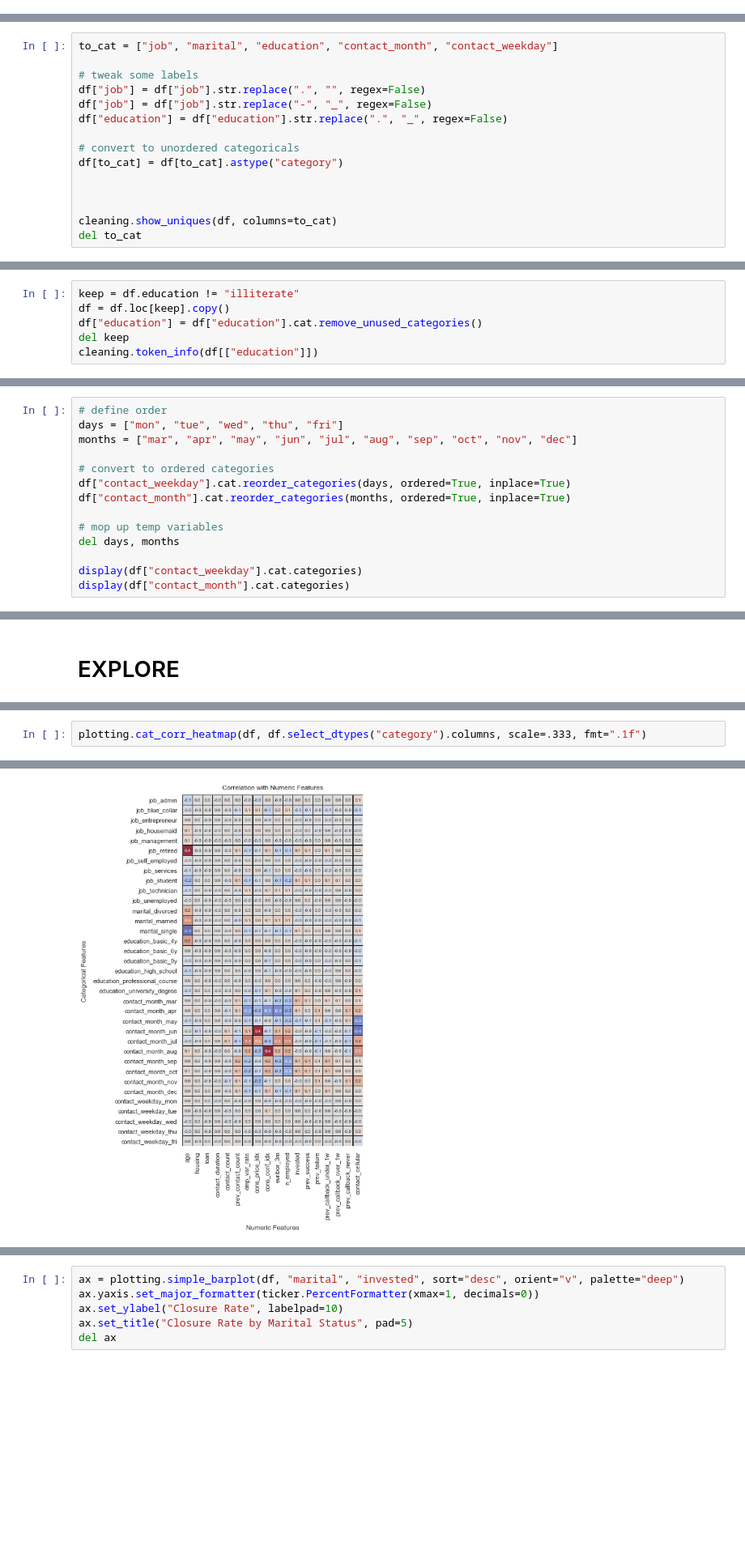
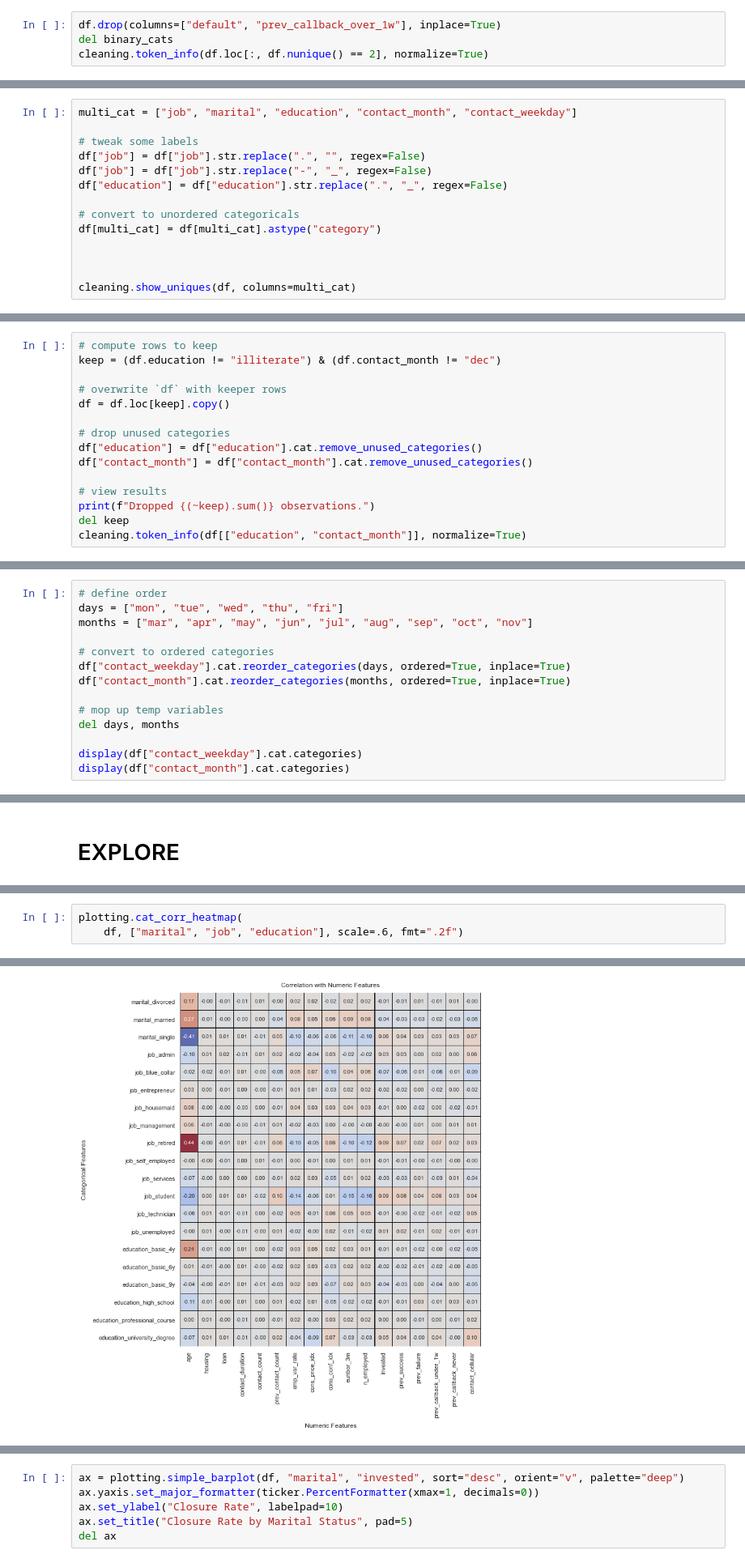
Before and after one commit to ndgigliotti/dsc-phase-3-project, a Jupyter notebook: index.ipynb, the cells around one changed output, grey strips where cells are left out. Shown: that part at 81% size. Drawn from its saved outputs; the diff is of its cells as text; blank space fills up the shorter version.

```diff
--- a/index.ipynb
+++ b/index.ipynb
@@ -288,0 +297,4 @@ Name: contact_cellular, dtype: int64
+# %%
+df.drop(columns=["default", "prev_callback_over_1w"], inplace=True)
+del binary_cats
+cleaning.token_info(df.loc[:, df.nunique() == 2], normalize=True)
@@ -289,5 +311,5 @@ Name: contact_cellular, dtype: int64
 # %%
-to_cat = ["job", "marital", "education", "contact_month", "contact_weekday"]
+multi_cat = ["job", "marital", "education", "contact_month", "contact_weekday"]
 
 # tweak some labels
 df["job"] = df["job"].str.replace(".", "", regex=False)
@@ -295,12 +317,11 @@ df["job"] = df["job"].str.replace("-", "_", regex=False)
 df["education"] = df["education"].str.replace(".", "_", regex=False)
 
 # convert to unordered categoricals
-df[to_cat] = df[to_cat].astype("category")
+df[multi_cat] = df[multi_cat].astype("category")
 
 
 
-cleaning.show_uniques(df, columns=to_cat)
-del to_cat
+cleaning.show_uniques(df, columns=multi_cat)
 # %% [output]
 | job | marital | education | contact_month | contact_weekday |
 | housemaid | married | basic_4y | may | mon |
@@ -321,7 +347,16 @@ plotting.multi_countplot(df.select_dtypes("category"));
 # %%
-keep = df.education != "illiterate"
+# compute rows to keep
+keep = (df.education != "illiterate") & (df.contact_month != "dec")
+
+# overwrite `df` with keeper rows
 df = df.loc[keep].copy()
+
+# drop unused categories
 df["education"] = df["education"].cat.remove_unused_categories()
+df["contact_month"] = df["contact_month"].cat.remove_unused_categories()
+
+# view results
+print(f"Dropped {(~keep).sum()} observations.")
 del keep
-cleaning.token_info(df[["education"]])
+cleaning.token_info(df[["education", "contact_month"]], normalize=True)
 # %% [output]
@@ -330,7 +369,7 @@ cleaning.token_info(df[["education"]])
 # %%
 # define order
 days = ["mon", "tue", "wed", "thu", "fri"]
-months = ["mar", "apr", "may", "jun", "jul", "aug", "sep", "oct", "nov", "dec"]
+months = ["mar", "apr", "may", "jun", "jul", "aug", "sep", "oct", "nov"]
 
 # convert to ordered categories
 df["contact_weekday"].cat.reorder_categories(days, ordered=True, inplace=True)
@@ -363,5 +402,6 @@ plotting.pair_corr_heatmap(df, scale=.45)
 # %%
-plotting.cat_corr_heatmap(df, df.select_dtypes("category").columns, scale=.333, fmt=".1f")
+plotting.cat_corr_heatmap(
+    df, ["marital", "job", "education"], scale=.6, fmt=".2f")
 # %% [output]
 <AxesSubplot:title={'center':'Correlation with Numeric Features'}, xlabel='Numeric Features', ylabel='Categorical Features'>
-[figure, old version]
+[figure, new version]
```
Also changed, not shown: parts of 46 cells of this notebook, 4 other files.
